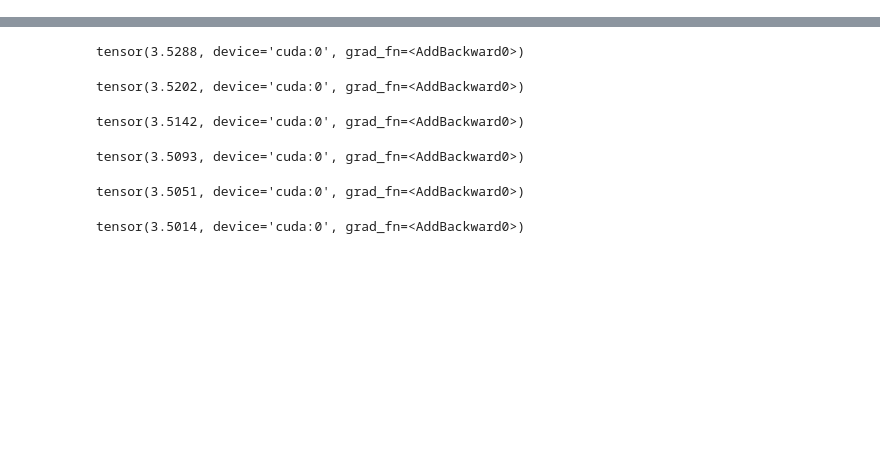
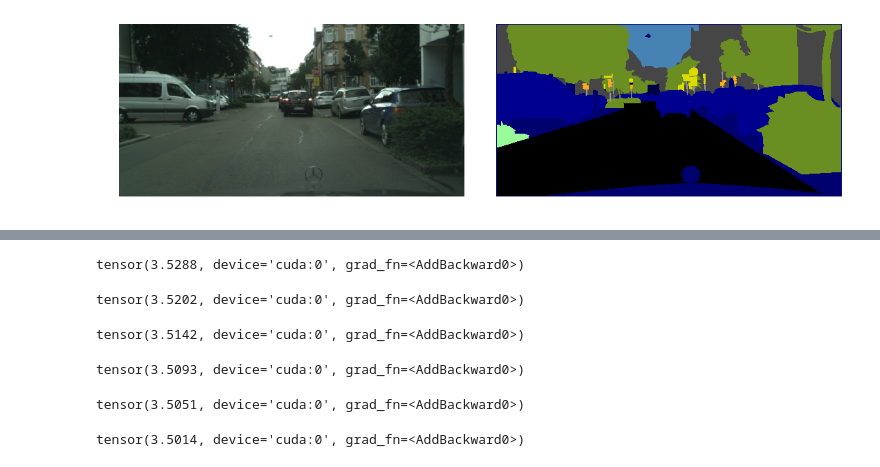
Before and after one commit to EkaterinaGlazkova/ProbabilisticUnet, a Jupyter notebook: Probabilistic UNet.ipynb, the cells around one changed output, grey strips where cells are left out. Saved outputs shown, nothing was run; the diff lists cells and outputs as text; code cells hidden in the pictures; blank space fills up the shorter version.

```diff
--- a/Probabilistic UNet.ipynb
+++ b/Probabilistic UNet.ipynb
@@ -113,0 +83,4 @@ def train(model, opt, n_epochs):
+# %%
+visualization_utils.show_item(train_dataset, 345)
+# %% [output]
+[figure, added]
```
Also changed, not shown: parts of 13 cells of this notebook, 3 other files.
